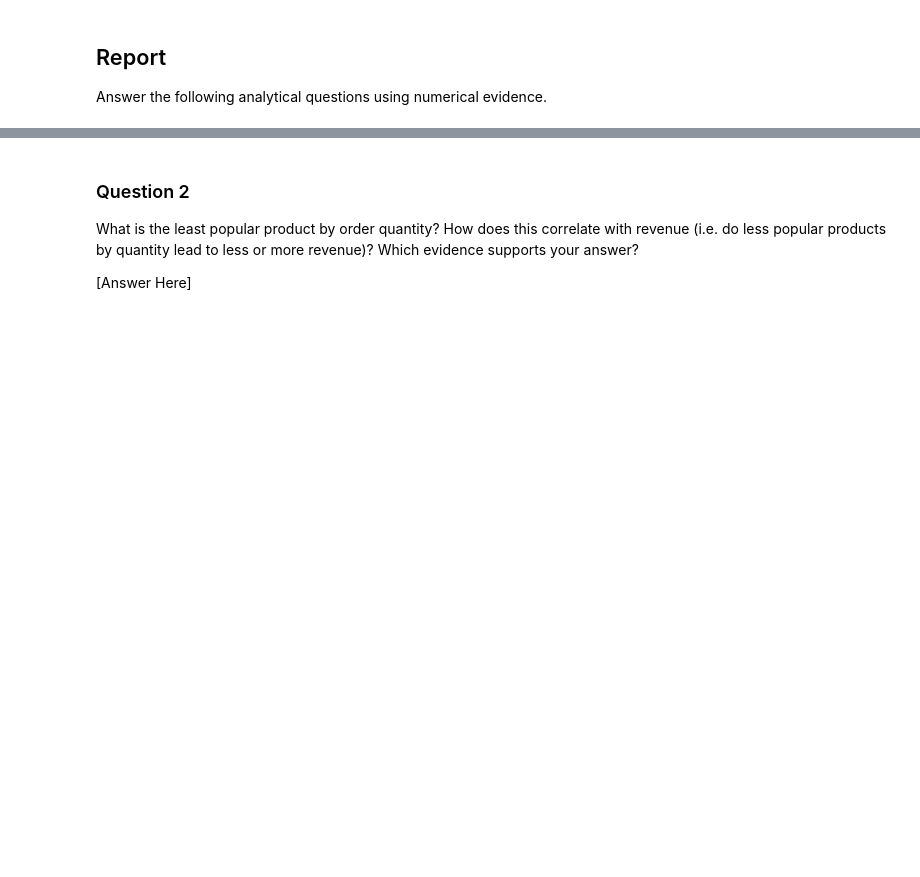
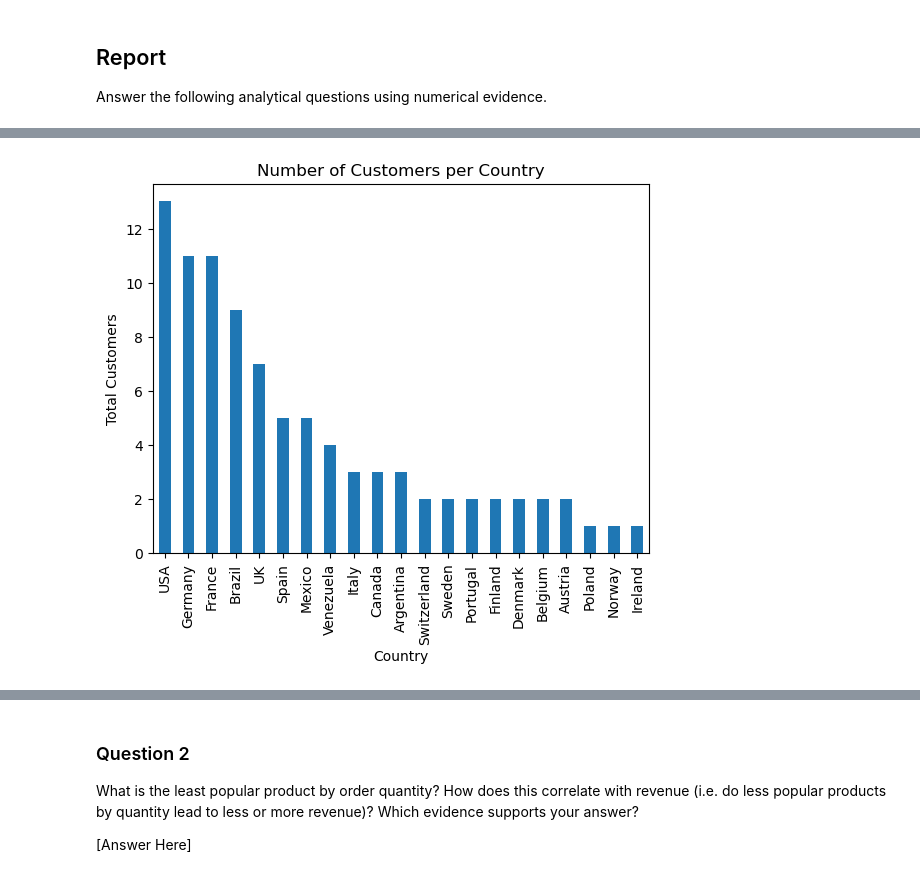
Before and after one commit to lubnaasmi/SQL_Analysis, a Jupyter notebook: adhoc_report.ipynb, the cells around one changed output, grey strips where cells are left out. Cells and saved outputs as stored; diff of their text form; code cells hidden in the pictures; blank space fills up the shorter version.

```diff
--- a/adhoc_report.ipynb
+++ b/adhoc_report.ipynb
@@ -32,6 +25,0 @@ print(cursor.description) ##column info
-# %%
-#  Products - columns
-cursor.execute("SELECT * FROM Products")
-columns = [desc[0] for desc in cursor.description]
-
-print("Column names:", columns)
@@ -401,0 +434,11 @@ Which countries have the greatest number of customers? How does this correlate w
+# %%
+# to find countries with most customers
+cus_df = run_query("""
+
+          select Country, count(*) as CustomerCount
+          from customers
+          group by Country
+          order by CustomerCount Desc
+
+          """)
+cus_df
@@ -401,0 +463,7 @@ Which countries have the greatest number of customers? How does this correlate w
+# %%
+cus_df.plot(kind="bar", x="Country", y="CustomerCount", legend=False)
+plt.ylabel("Total Customers")
+plt.title("Number of Customers per Country")
+plt.show()
+# %% [output]
+[figure, added]
```
Also changed, not shown: parts of 40 cells of this notebook.
